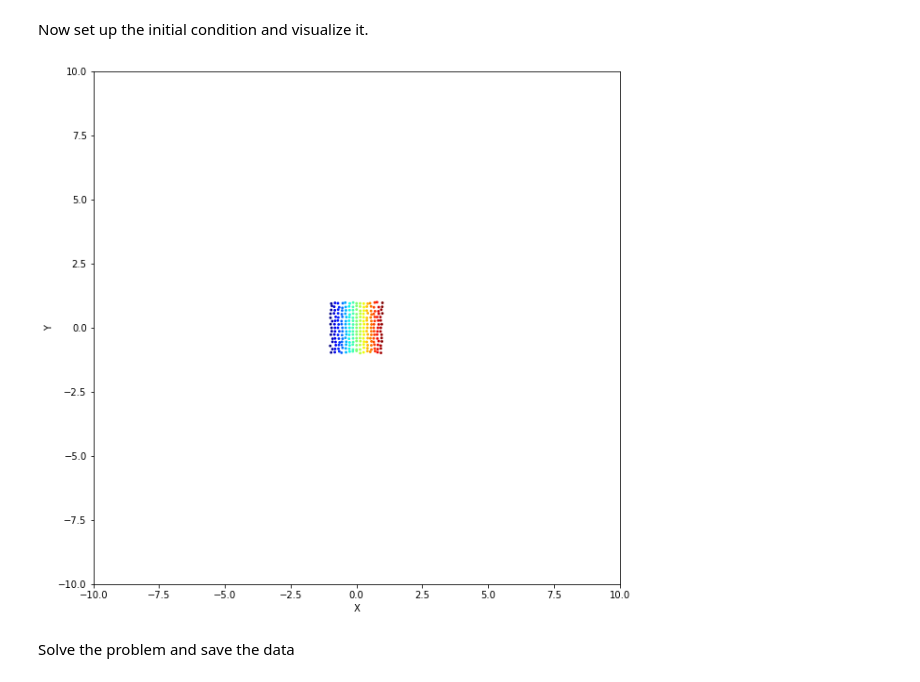
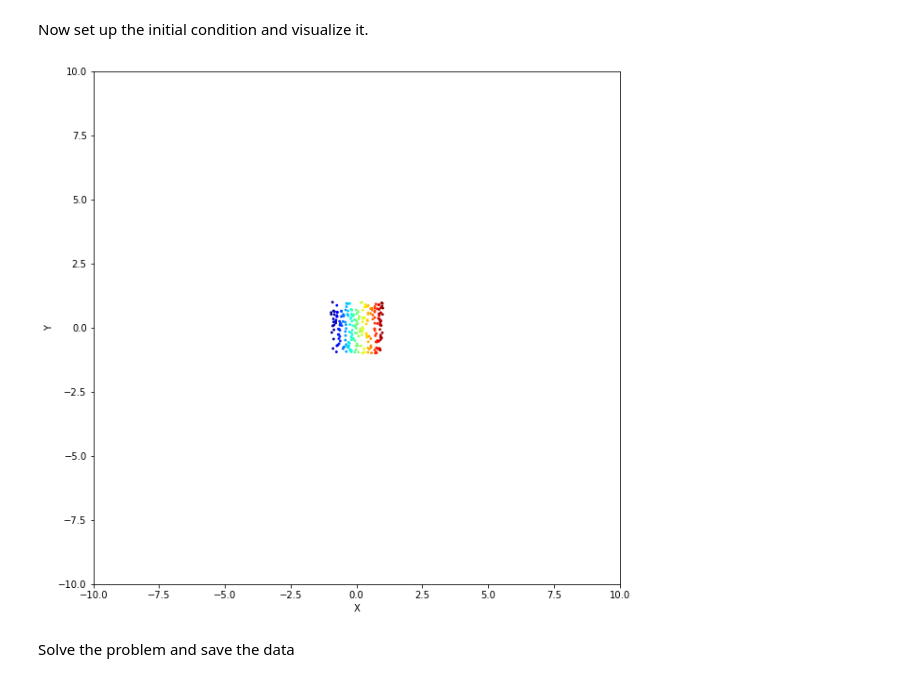
Before and after one commit to thelavier/2DIncompressibleSG, a Jupyter notebook: testspace.ipynb, the cells around one changed output. Cells and saved outputs as stored; diff of their text form; code cells hidden in the pictures.

```diff
--- a/testspace.ipynb
+++ b/testspace.ipynb
@@ -16,30 +16,30 @@ Now set up the initial condition and visualize it.
 # %%
 # Define the parameters of the system
 N = 225 #Number of seeds
 box = [-1, -1, 1, 1] #list or tuple defining domain [xmin, ymin, xmax, ymax]
 per_tol = 1e-3 #Percent tolerance
 periodic_x = True # Set the periodicity of X
 periodic_y = False # Set the periodicity of Y
-tf = 0.1 #Final time
-Ndt = 10 #Number of timesteps
+tf = 1 #Final time
+Ndt = 100 #Number of timesteps
 
 #Initialize initial condition
-Z = ic.create_initial(N, -1, -1, 1, 1, 'lattice')
+Z = ic.create_initial(N, -1, -1, 1, 1, 'uniform')
 
 #Plot the initial condition
 
 fig = plt.figure()
 fig.set_size_inches(10, 10, True)
 ax = fig.add_subplot()
 ax.scatter(Z[:,0], Z[:,1], c = Z[:,0], cmap = 'jet', edgecolor = 'none', s = 8)
 ax.set_xlim([-10, 10])
 ax.set_ylim([-10, 10])
 ax.set_xlabel('X')
 ax.set_ylabel('Y')
 
 plt.show()
 # %% [output]
-[figure, old version]
+[figure, new version]
 # %% [markdown]
 Solve the problem and save the data
 # %%
```
Also changed, not shown: parts of 3 cells of this notebook, 1 other file.
